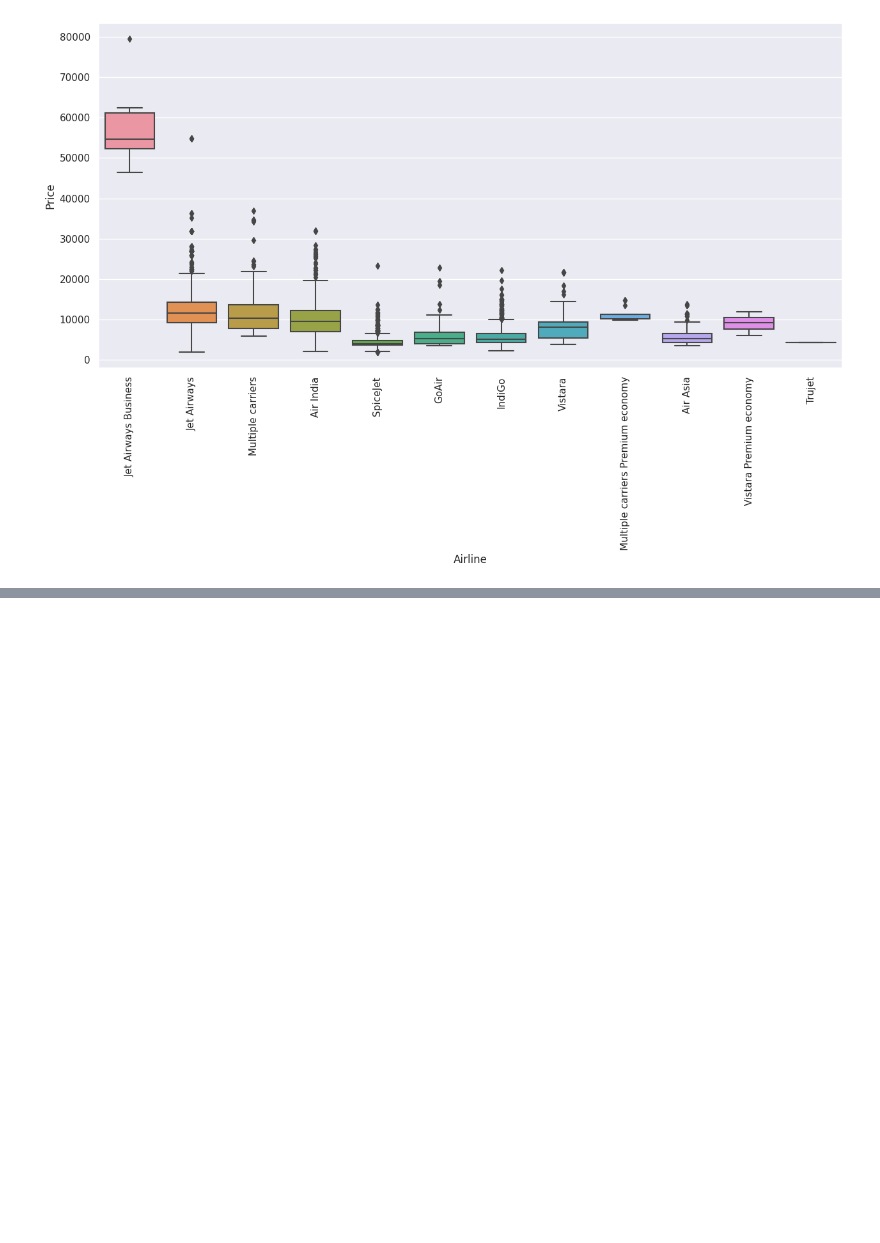
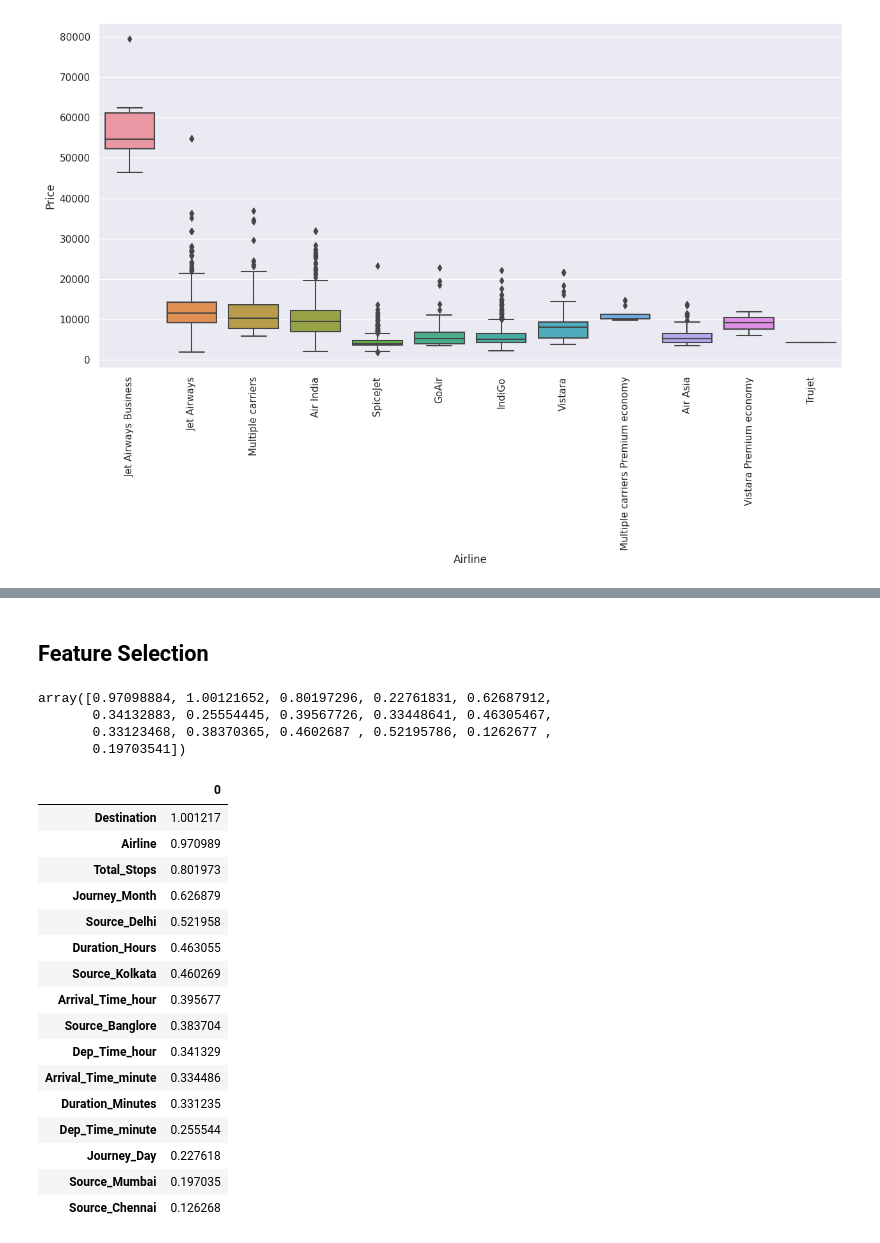
Before and after one commit to kidnixt/fare-of-airline-tickets, a Jupyter notebook: flight_prediction.ipynb, the cells around one changed output, grey strips where cells are left out. Saved outputs shown, nothing was run; the diff lists cells and outputs as text; code cells hidden in the pictures; blank space fills up the shorter version.

```diff
--- a/flight_prediction.ipynb
+++ b/flight_prediction.ipynb
@@ -273,0 +482,34 @@ plt.show()
+# %% [markdown]
+## Feature Selection
+# %%
+X = data.drop(columns=['Price'],axis=1)
+Y = data['Price']
+# %%
+from sklearn.feature_selection import mutual_info_regression
+mutual_info = mutual_info_regression(X,Y)
+mutual_info
+# %% [output]
+array([0.97098884, 1.00121652, 0.80197296, 0.22761831, 0.62687912,
+       0.34132883, 0.25554445, 0.39567726, 0.33448641, 0.46305467,
+       0.33123468, 0.38370365, 0.4602687 , 0.52195786, 0.1262677 ,
+       0.19703541])
+# %%
+pd.DataFrame(mutual_info, index=X.columns).sort_values(by=0,ascending=False)
+# %% [output]
+|  | 0 |
+| Destination | 1.001217 |
+| Airline | 0.970989 |
+| Total_Stops | 0.801973 |
+| Journey_Month | 0.626879 |
+| Source_Delhi | 0.521958 |
+| Duration_Hours | 0.463055 |
+| Source_Kolkata | 0.460269 |
+| Arrival_Time_hour | 0.395677 |
+| Source_Banglore | 0.383704 |
+| Dep_Time_hour | 0.341329 |
+| Arrival_Time_minute | 0.334486 |
+| Duration_Minutes | 0.331235 |
+| Dep_Time_minute | 0.255544 |
+| Journey_Day | 0.227618 |
+| Source_Mumbai | 0.197035 |
+| Source_Chennai | 0.126268 |
```
Also changed, not shown: parts of 31 cells of this notebook.
